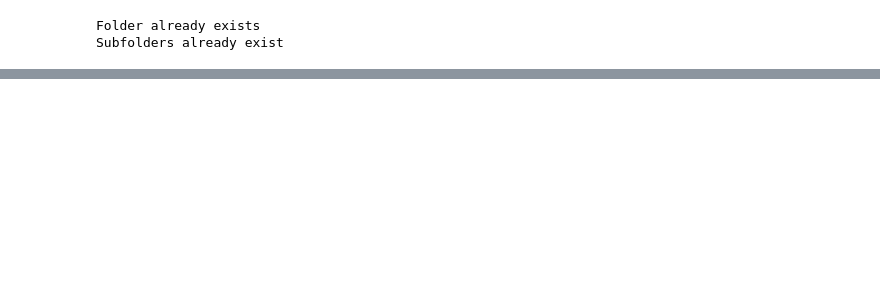
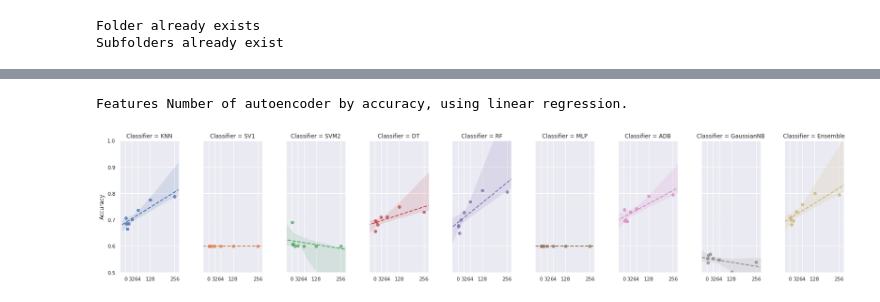
Before and after one commit to ReScience/ReScience-submission, a Jupyter notebook: notebook/Jupyter_Paper_Re-Deep Convolution Neural Network and Autoencoders-Based Unsupervised Feature Learning of EEG Signals.ipynb, the cells around one changed output, grey strips where cells are left out. Drawn from its saved outputs; the diff is of its cells as text; code cells hidden in the pictures; blank space fills up the shorter version.

Commit message:
paper jupyter with the text of the article, still to-do: replicate the values.

```diff
--- a/notebook/Jupyter_Paper_Re-Deep Convolution Neural Network and Autoencoders-Based Unsupervised Feature Learning of EEG Signals.ipynb
+++ b/notebook/Jupyter_Paper_Re-Deep Convolution Neural Network and Autoencoders-Based Unsupervised Feature Learning of EEG Signals.ipynb
@@ -218,0 +260,2 @@ SystemError: <built-in function len> returned a result with an error set
+# %%
+classifiers = methods_classification()
@@ -218,0 +300,15 @@ SystemError: <built-in function len> returned a result with an error set
+# %%
+print("Accuracy difference between original results and our results.")
+
+diff.columns = ["", ""]
+
+fig, ax = plt.subplots(figsize=(12, 5))
+
+sns.set_context("paper", font_scale=0.9)
+
+diff.columns = ["Classifier",
+                "Difference between\n obtained and reported accuracy."]
+
+ax = sns.boxplot(data=diff,
+            y="Difference between\n obtained and reported accuracy.",
+            x="Classifier", ax=ax)
@@ -218,0 +318,33 @@ SystemError: <built-in function len> returned a result with an error set
+# %%
+graph = pd.melt(merge_acc.reset_index(), id_vars=['m'])
+graph.columns = ['Number of Feature - m','Classifier','Accuracy']
+# %%
+print("Features Number of autoencoder by accuracy, using linear regression.")
+
+sns.set(rc={"font.style": "normal",
+            "axes.facecolor": (0.9, 0.9, 0.9),
+            "figure.facecolor": 'white',
+
+            'axes.labelsize': 30,
+            'figure.figsize': (20.0, 10.0),
+            'xtick.labelsize': 25,
+            'ytick.labelsize': 20})
+
+plt.rcParams['figure.figsize'] = (20.0, 10.0)
+plt.rcParams['font.family'] = "serif"
+
+sns.set(style="darkgrid"),
+
+g = sns.lmplot(x="Number of Feature - m", y='Accuracy',
+               hue='Classifier', col="Classifier",
+               data=graph, height=5, aspect=.5,
+               x_jitter=.1, sharex=True, line_kws={"lw": 2, 'ls': '--'})
+
+
+g = g.set_axis_labels("", "Accuracy").set(xlim=(-30, 280), ylim=(0.5, 1),
+                                          xticks=[0, 32,
+                                                  64, 128,
+                                                  256, 512]).fig.subplots_adjust(wspace=.4)
+# %% [output]
+Features Number of autoencoder by accuracy, using linear regression.
+[figure, added]
```
Also changed, not shown: parts of 78 cells of this notebook.
